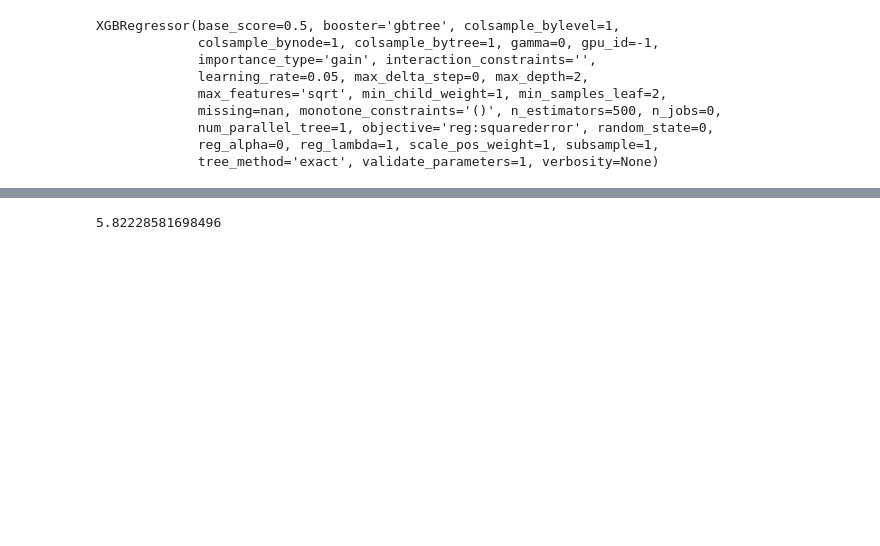
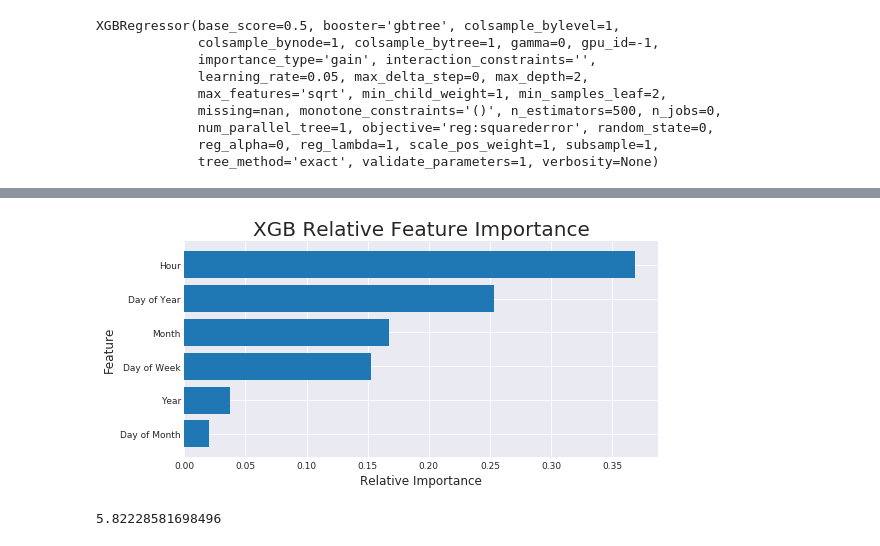
Before and after one commit to ryan-blauwaert/energy_forecasting, a Jupyter notebook: notebooks/XGBoost_model.ipynb, the cells around one changed output, grey strips where cells are left out. Drawn from its saved outputs; the diff is of its cells as text; code cells hidden in the pictures; blank space fills up the shorter version.

```diff
--- a/notebooks/XGBoost_model.ipynb
+++ b/notebooks/XGBoost_model.ipynb
@@ -353,0 +363,6 @@ XGBRegressor(base_score=0.5, booster='gbtree', colsample_bylevel=1,
+# %%
+Features = ['Year', 'Month', 'Hour', 'Day of Week', 'Day of Month', 'Day of Year']
+# %%
+imp_df = pd.DataFrame({'features': Features, 'importances':best_gridsearch.feature_importances_})
+imp_df.sort_values('importances', inplace=True)
+imp_df
@@ -354,3 +377,16 @@ XGBRegressor(base_score=0.5, booster='gbtree', colsample_bylevel=1,
+# %%
+fig, ax = plt.subplots(figsize=(8, 4))
+ax.barh(imp_df['features'], imp_df['importances'])
+ax.set_title('XGB Relative Feature Importance', size=20)
+ax.set_ylabel('Feature', size=12)
+ax.set_xlabel('Relative Importance', size=12)
+plt.xticks(fontsize=9)
+plt.yticks(fontsize=9)
+fig.tight_layout()
+plt.savefig('../images/xgb_feature_imps.png', dpi=500)
+plt.show()
+# %% [output]
+[figure, added]
 # %%
 best_preds = best_gridsearch.predict(X_test)
 # %%
```
Also changed, not shown: parts of 3 cells of this notebook, 2 other files.
